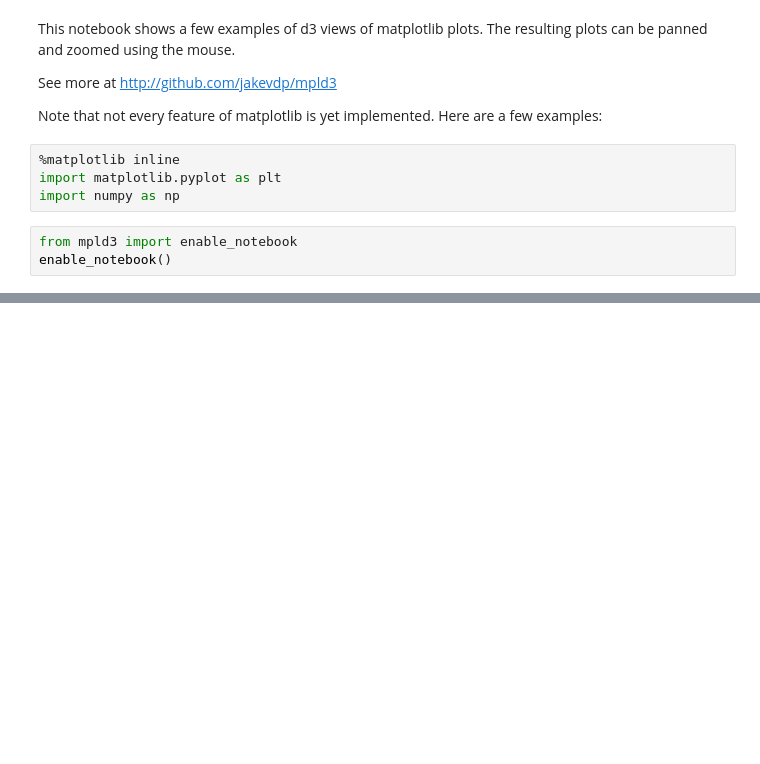
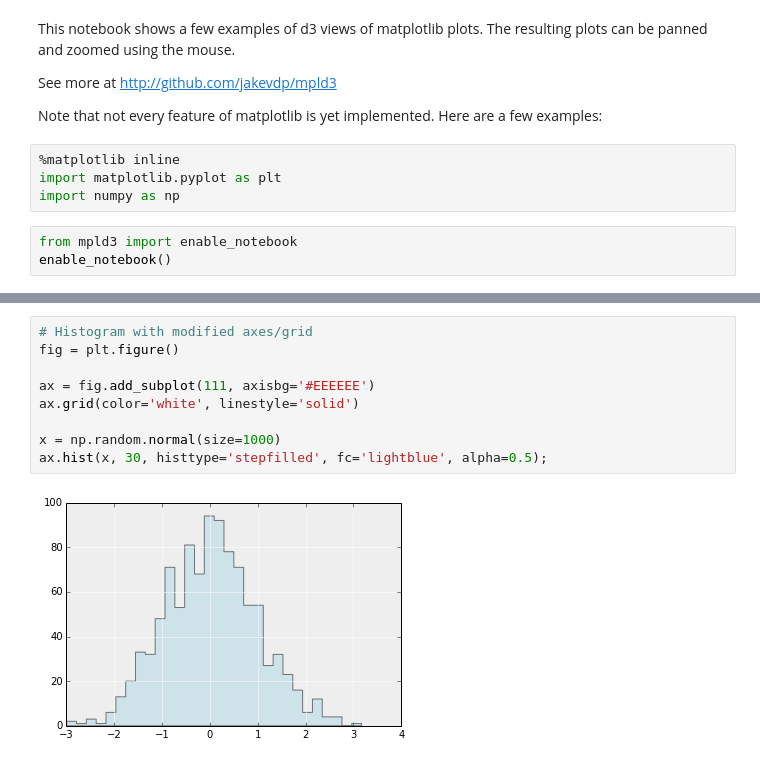
Before and after one commit to mpld3/mpld3, a Jupyter notebook: examples/mpld3_demo.ipynb, the cells around one changed output, grey strips where cells are left out. Cells and saved outputs as stored; diff of their text form; blank space fills up the shorter version.

```diff
--- a/examples/mpld3_demo.ipynb
+++ b/examples/mpld3_demo.ipynb
@@ -32,3 +34,14 @@ ax.grid(color='lightgray', alpha=0.7)
+# %%
+# Histogram with modified axes/grid
+fig = plt.figure()
+
+ax = fig.add_subplot(111, axisbg='#EEEEEE')
+ax.grid(color='white', linestyle='solid')
+
+x = np.random.normal(size=1000)
+ax.hist(x, 30, histtype='stepfilled', fc='lightblue', alpha=0.5);
+# %% [output]
+[figure, added]
 # %%
 # Draw lines
 fig, ax = plt.subplots()
```
Also changed, not shown: parts of 3 cells of this notebook.
